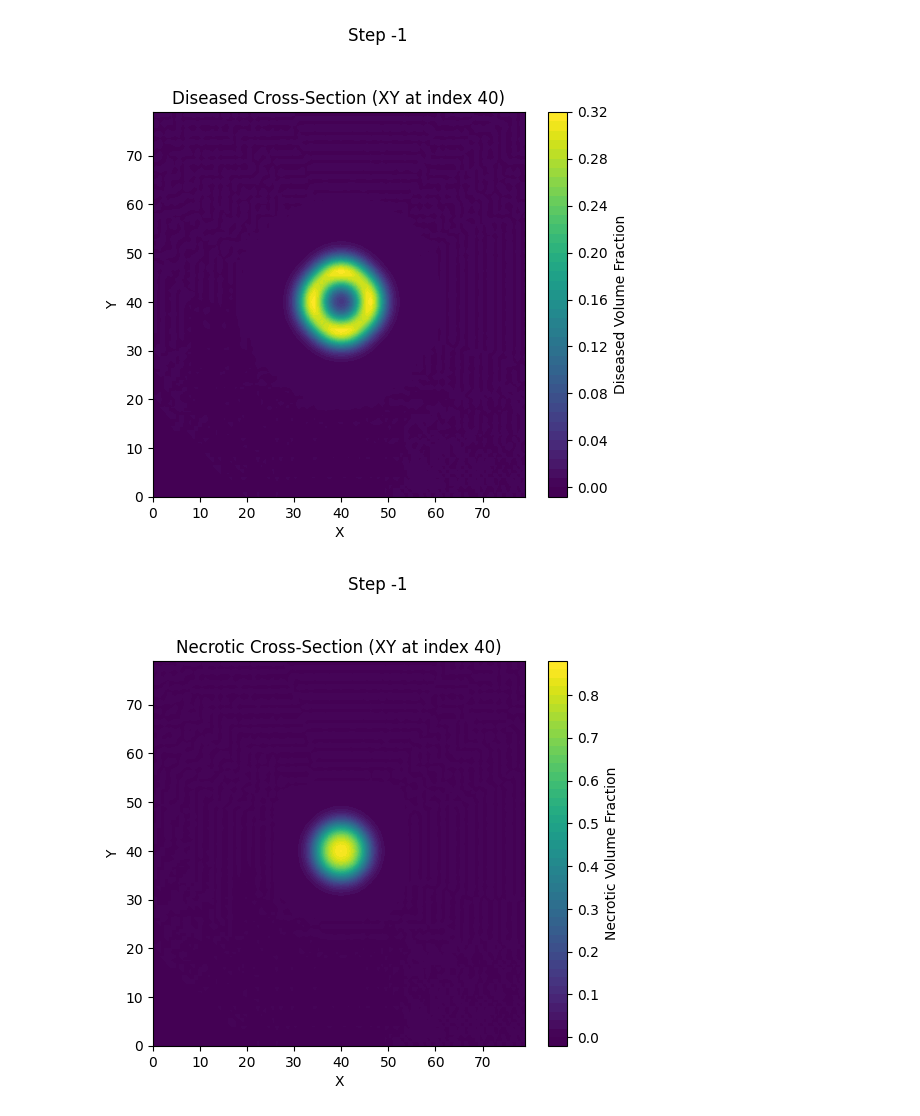
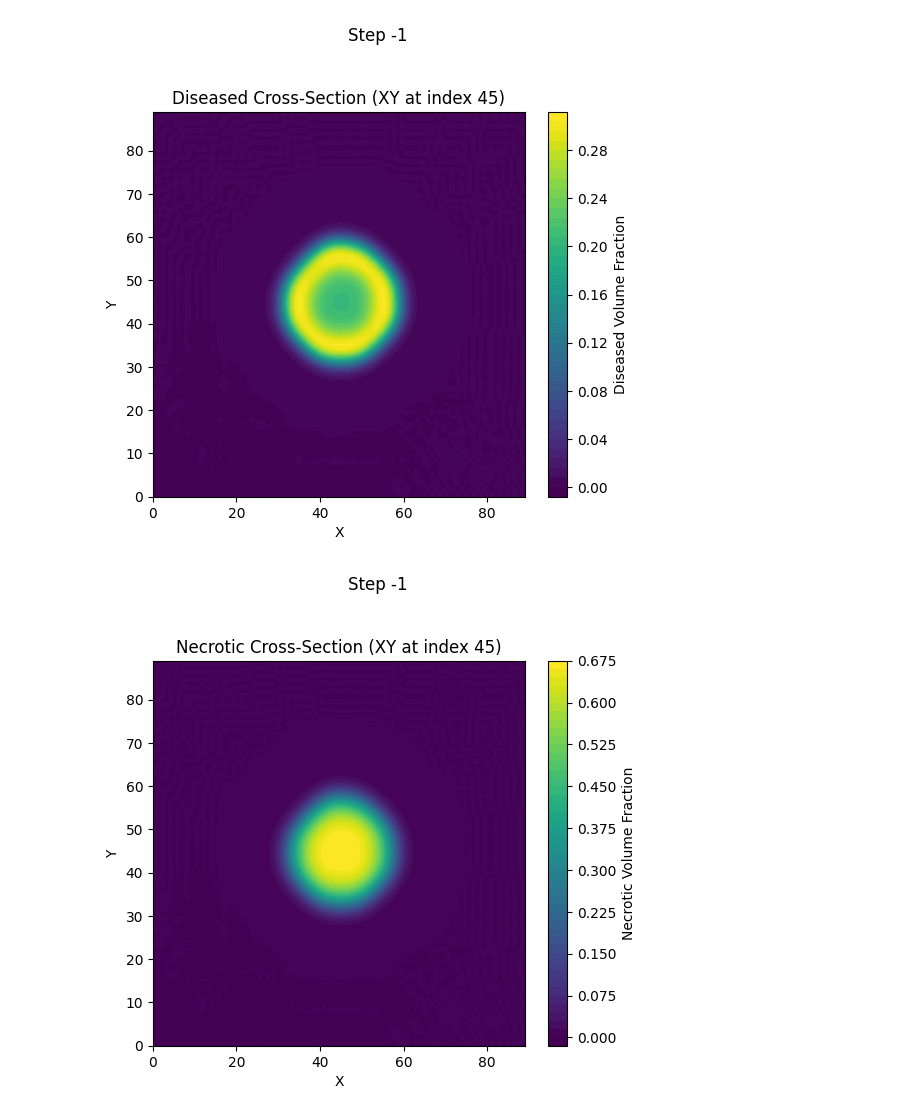
Before and after one commit to rmcnamara101/SCIE3212, a Jupyter notebook: src/notebooks/SCIE3121_model.ipynb, the cells around one changed output. Saved outputs shown, nothing was run; the diff lists cells and outputs as text; code cells hidden in the pictures.

```diff
--- a/src/notebooks/SCIE3121_model.ipynb
+++ b/src/notebooks/SCIE3121_model.ipynb
@@ -6,12 +6,12 @@ sys.path.append('/Users/rileymcnamara/CODE/2025/SCIE3212/')
 
 from analysis.scie3121_analysis import scie3121SimulationAnalyzer
 # %%
-analyzer = scie3121SimulationAnalyzer('/Users/rileymcnamara/CODE/2025/SCIE3212/data/project_model_test_sim_data.npz')
+analyzer = scie3121SimulationAnalyzer('/Users/rileymcnamara/CODE/2025/SCIE3212/data/base_sim_data.npz')
 analyzer.plot_volumes()
 #analyzer.plot_radius()
-analyzer.plot_population_radii(threshold=0.1, smooth_window=5)
+analyzer.plot_population_radii(threshold=0.2, smooth_window=5)
 analyzer.plot_growth_rate()
-analyzer.plot_sphericity(threshold=0.1, smooth_window=5)
+analyzer.plot_sphericity(threshold=0.3, smooth_window=5)
 analyzer.plot_cross_section(-1, 'healthy', index=None)
 analyzer.plot_cross_section(-1, 'diseased', index=None)
 analyzer.plot_cross_section(-1, 'necrotic', index=None)
@@ -26,2 +26,2 @@ analyzer.plot_cross_section(-1, 'total', index=None)
-[figure, old version]
+[figure, new version]
-[figure, old version]
+[figure, new version]
```
Also changed, not shown: parts of 1 cell of this notebook, 16 other files.
